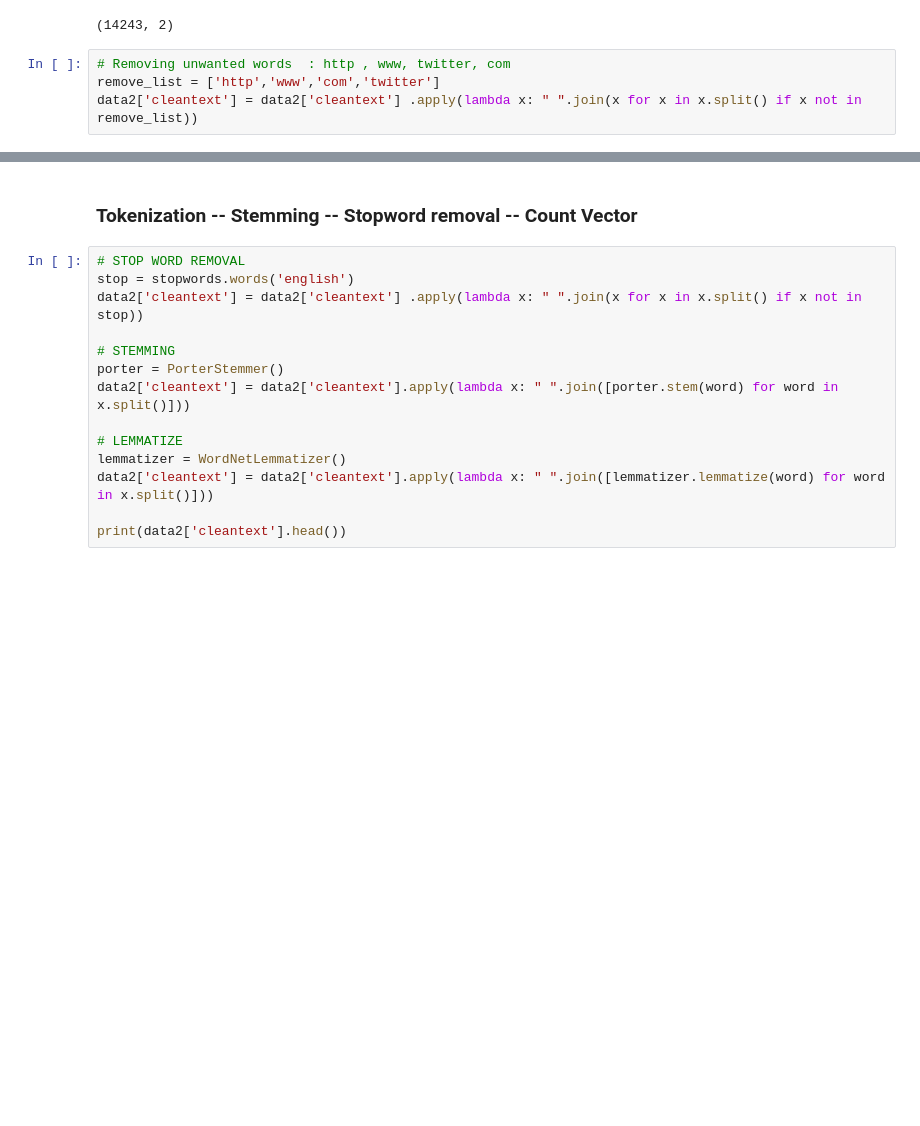
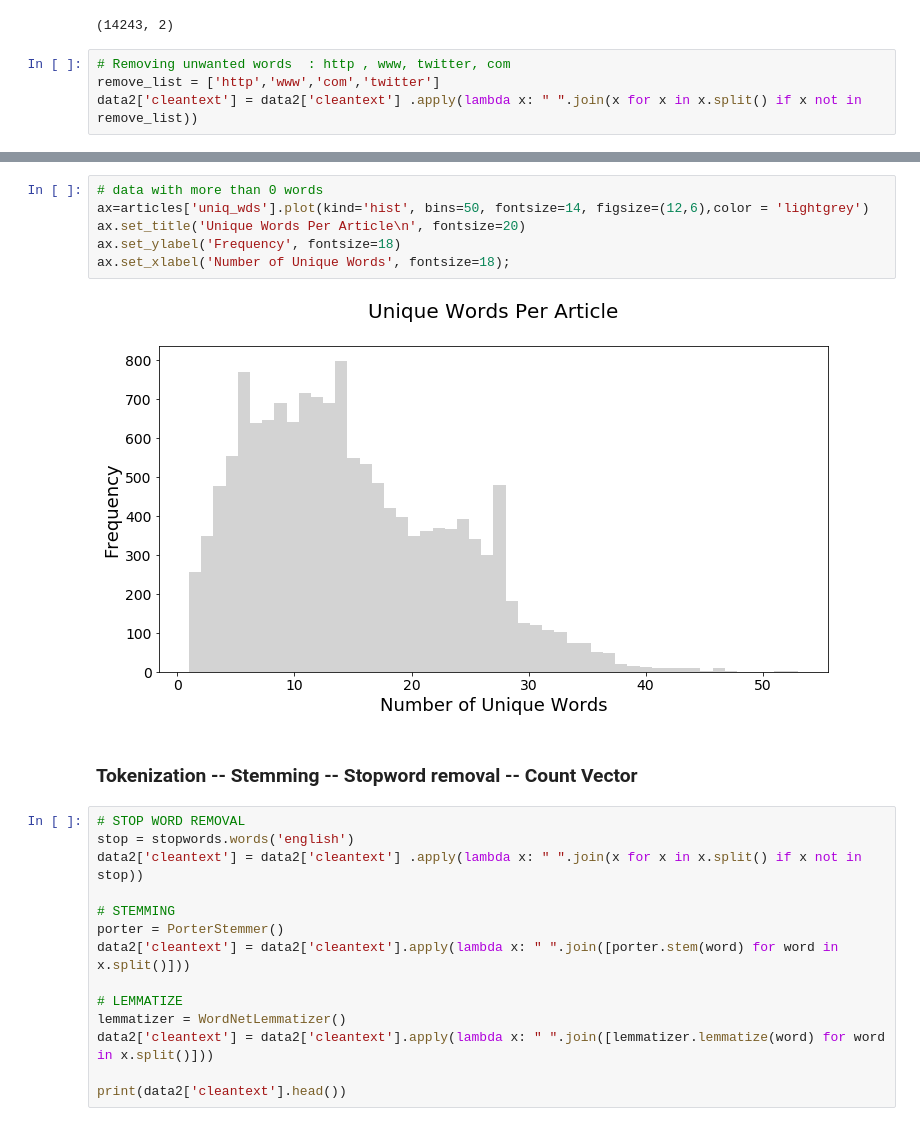
Before and after one commit to PriyabrataThatoi/WebScrapping-and-Sentiment-Analysis, a Jupyter notebook: R & Python Project.ipynb, the cells around one changed output, grey strips where cells are left out. Cells and saved outputs as stored; diff of their text form; blank space fills up the shorter version.

```diff
--- a/R & Python Project.ipynb
+++ b/R & Python Project.ipynb
@@ -148,3 +181,11 @@ data2['cleantext'] = data2['cleantext'] .apply(lambda x: " ".join(x for x in x.s
+# %%
+# data with more than 0 words
+ax=articles['uniq_wds'].plot(kind='hist', bins=50, fontsize=14, figsize=(12,6),color = 'lightgrey')
+ax.set_title('Unique Words Per Article\n', fontsize=20)
+ax.set_ylabel('Frequency', fontsize=18)
+ax.set_xlabel('Number of Unique Words', fontsize=18);
+# %% [output]
+[figure, added]
 # %% [markdown]
 ### Tokenization -- Stemming -- Stopword removal -- Count Vector
 # %%
```
Also changed, not shown: parts of 8 cells of this notebook.
